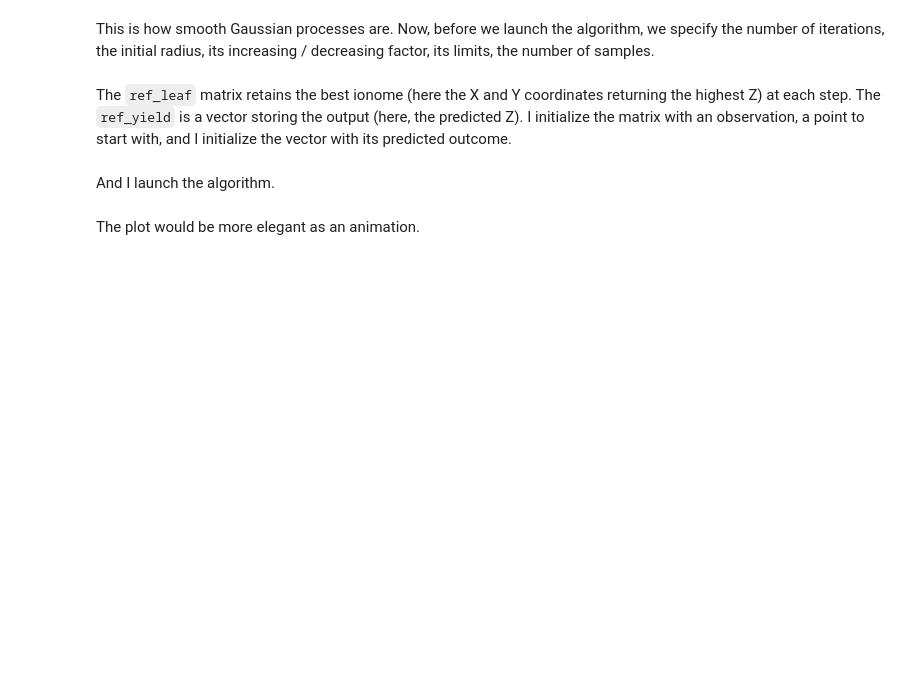
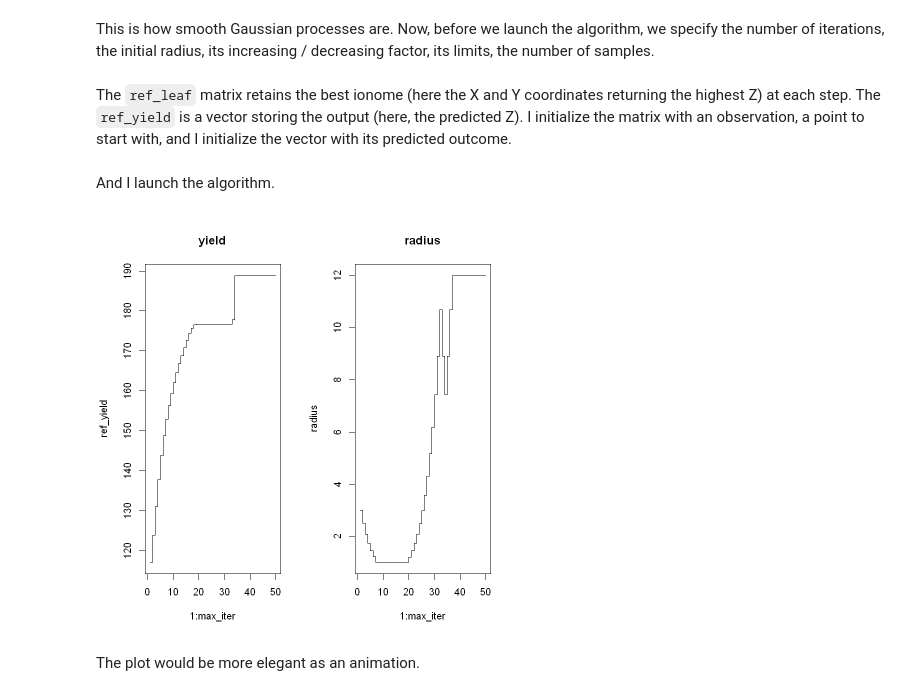
Before and after one commit to essicolo/2020_blueberry-ionomics, a Jupyter notebook: 02_algo-demo.ipynb, the cells around one changed output. Drawn from its saved outputs; the diff is of its cells as text; code cells hidden in the pictures; blank space fills up the shorter version.

```diff
--- a/02_algo-demo.ipynb
+++ b/02_algo-demo.ipynb
@@ -171,33 +144,39 @@ for (i in 2:max_iter) {
 
     # if leaf_search is not empty, predict the output (Z)
     yield_stochastic <- predict(
       m_fit_ex,
       newdata = leaf_search
     )
 
     if(max(yield_stochastic) > ref_yield[i-1]) {
 
       # if we can find an ouput (Z) higher than the previous one, take its value
       # and its position as the new reference
       ref_yield[i] <- max(yield_stochastic)
       ref_leaf[i, ] <- leaf_search[which.max(yield_stochastic), ] %>% unlist()
 
       # ... and decrease the radius, making sure it don't cross the limits
       radius[i] <- radius[i - 1] / radius_factor
       radius[i] <- ifelse(radius[i] < radius_limits[1], radius_limits[1], radius[i])
     } else {
 
       # if we can't find an ouput (Z) higher than the previous one,
       # keep the previous values
       ref_yield[i] <- ref_yield[i-1]
       ref_leaf[i, ] <- ref_leaf[i-1, ]
 
       # ... and increase the radius
       radius[i] <- radius[i - 1] * radius_factor
       radius[i] <- ifelse(radius[i] > radius_limits[2], radius_limits[2], radius[i])
     }
   }
 }
+
+par(mfrow = c(1, 2))
+plot(1:max_iter, ref_yield, type = 's', main = "yield")
+plot(1:max_iter, radius, type = 's', main = "radius")
+# %% [output]
+[figure, added]
 # %% [markdown]
 The plot would be more elegant as an animation.
 # %%
```
Also changed, not shown: parts of 13 cells of this notebook, 2 other files.
